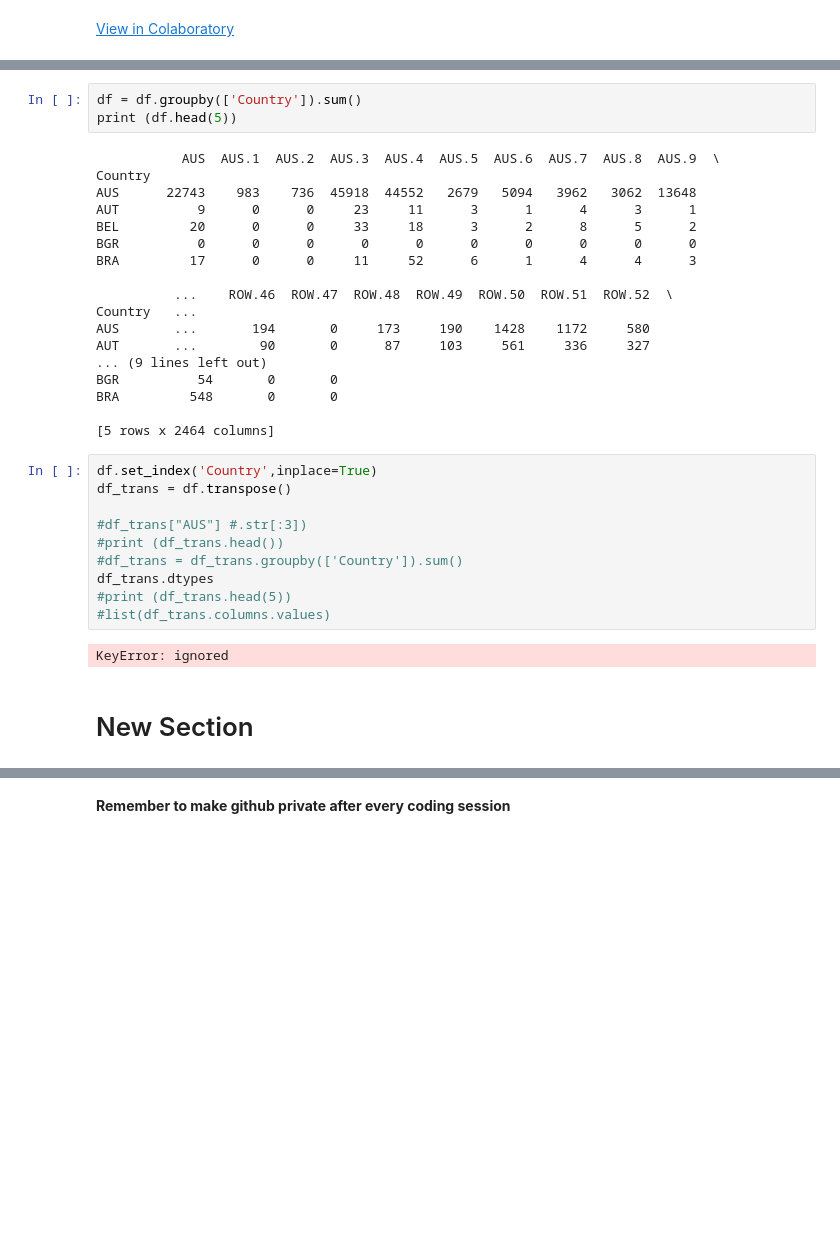
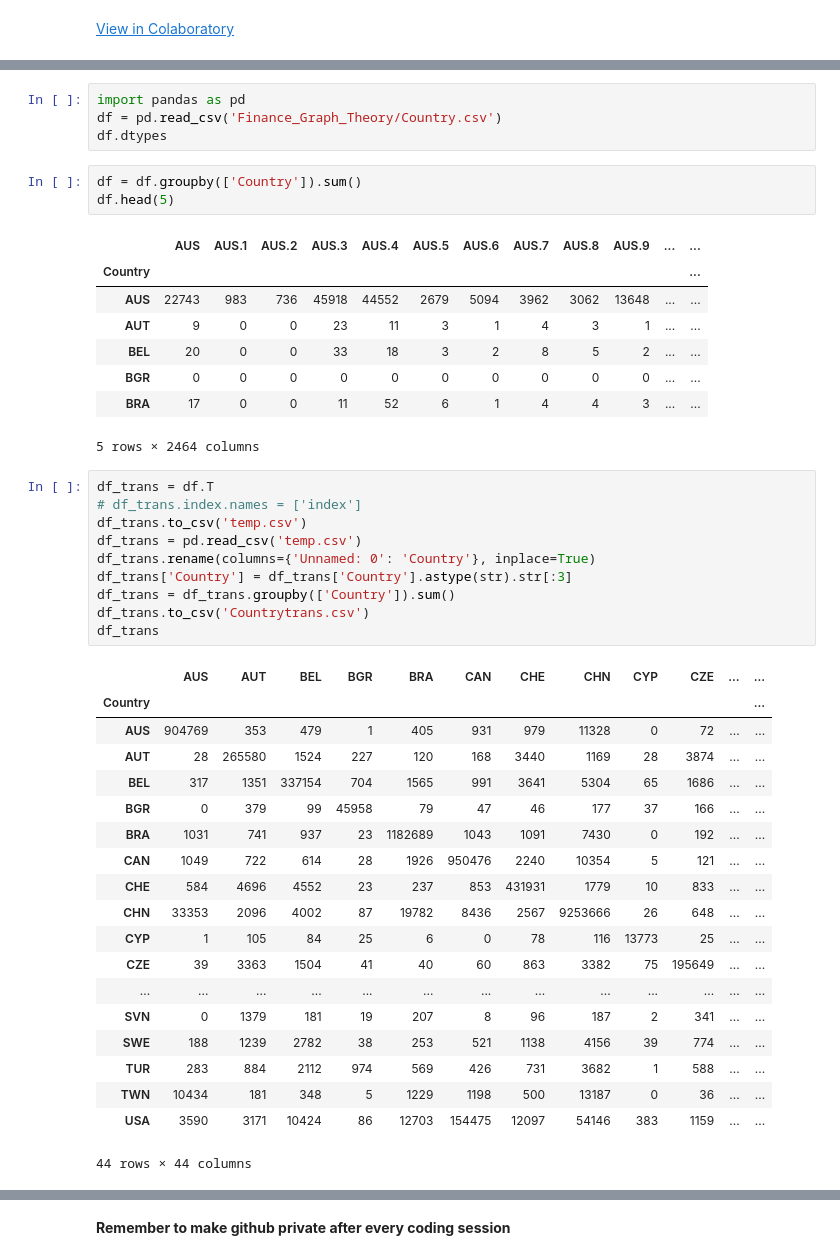
Before and after one commit to evijit/Finance_Graph_Theory, a Jupyter notebook: GrowthModels.ipynb, the cells around one changed output, grey strips where cells are left out. Saved outputs shown, nothing was run; the diff lists cells and outputs as text; blank space fills up the shorter version.

```diff
--- a/GrowthModels.ipynb
+++ b/GrowthModels.ipynb
@@ -10,35 +13,46 @@ KeyError: ignored
+# %%
+import pandas as pd
+df = pd.read_csv('Finance_Graph_Theory/Country.csv')
+df.dtypes
 # %%
 df = df.groupby(['Country']).sum()
-print (df.head(5))
+df.head(5)
 # %% [output]
+|  | AUS | AUS.1 | AUS.2 | AUS.3 | AUS.4 | AUS.5 | AUS.6 | AUS.7 | AUS.8 | AUS.9 | ... | ... |
+| Country |  |  |  |  |  |  |  |  |  |  |  | ... |
+| AUS | 22743 | 983 | 736 | 45918 | 44552 | 2679 | 5094 | 3962 | 3062 | 13648 | ... | ... |
+| AUT | 9 | 0 | 0 | 23 | 11 | 3 | 1 | 4 | 3 | 1 | ... | ... |
+| BEL | 20 | 0 | 0 | 33 | 18 | 3 | 2 | 8 | 5 | 2 | ... | ... |
+| BGR | 0 | 0 | 0 | 0 | 0 | 0 | 0 | 0 | 0 | 0 | ... | ... |
+| BRA | 17 | 0 | 0 | 11 | 52 | 6 | 1 | 4 | 4 | 3 | ... | ... |
-           AUS  AUS.1  AUS.2  AUS.3  AUS.4  AUS.5  AUS.6  AUS.7  AUS.8  AUS.9  \
-Country
-AUS      22743    983    736  45918  44552   2679   5094   3962   3062  13648
-AUT          9      0      0     23     11      3      1      4      3      1
-BEL         20      0      0     33     18      3      2      8      5      2
-BGR          0      0      0      0      0      0      0      0      0      0
-BRA         17      0      0     11     52      6      1      4      4      3
-
-          ...    ROW.46  ROW.47  ROW.48  ROW.49  ROW.50  ROW.51  ROW.52  \
-Country   ...
-AUS       ...       194       0     173     190    1428    1172     580
-AUT       ...        90       0      87     103     561     336     327
-... (9 lines left out)
-BGR          54       0       0
-BRA         548       0       0
-
-[5 rows x 2464 columns]
+5 rows × 2464 columns
-# %%
-df.set_index('Country',inplace=True)
-df_trans = df.transpose()
-
-#df_trans["AUS"] #.str[:3])
-#print (df_trans.head())
-#df_trans = df_trans.groupby(['Country']).sum()
-df_trans.dtypes
-#print (df_trans.head(5))
-#list(df_trans.columns.values)
-# %% [output]
-KeyError: ignored
-# %% [markdown]
-# New Section
+# %%
+df_trans = df.T
+# df_trans.index.names = ['index']
+df_trans.to_csv('temp.csv')
+df_trans = pd.read_csv('temp.csv')
+df_trans.rename(columns={'Unnamed: 0': 'Country'}, inplace=True)
+df_trans['Country'] = df_trans['Country'].astype(str).str[:3]
+df_trans = df_trans.groupby(['Country']).sum()
+df_trans.to_csv('Countrytrans.csv')
+df_trans
+# %% [output]
+|  | AUS | AUT | BEL | BGR | BRA | CAN | CHE | CHN | CYP | CZE | ... | ... |
+| Country |  |  |  |  |  |  |  |  |  |  |  | ... |
+| AUS | 904769 | 353 | 479 | 1 | 405 | 931 | 979 | 11328 | 0 | 72 | ... | ... |
+| AUT | 28 | 265580 | 1524 | 227 | 120 | 168 | 3440 | 1169 | 28 | 3874 | ... | ... |
+| BEL | 317 | 1351 | 337154 | 704 | 1565 | 991 | 3641 | 5304 | 65 | 1686 | ... | ... |
+| BGR | 0 | 379 | 99 | 45958 | 79 | 47 | 46 | 177 | 37 | 166 | ... | ... |
+| BRA | 1031 | 741 | 937 | 23 | 1182689 | 1043 | 1091 | 7430 | 0 | 192 | ... | ... |
+| CAN | 1049 | 722 | 614 | 28 | 1926 | 950476 | 2240 | 10354 | 5 | 121 | ... | ... |
+| CHE | 584 | 4696 | 4552 | 23 | 237 | 853 | 431931 | 1779 | 10 | 833 | ... | ... |
+| CHN | 33353 | 2096 | 4002 | 87 | 19782 | 8436 | 2567 | 9253666 | 26 | 648 | ... | ... |
+| CYP | 1 | 105 | 84 | 25 | 6 | 0 | 78 | 116 | 13773 | 25 | ... | ... |
+| CZE | 39 | 3363 | 1504 | 41 | 40 | 60 | 863 | 3382 | 75 | 195649 | ... | ... |
+| ... | ... | ... | ... | ... | ... | ... | ... | ... | ... | ... | ... | ... |
+| SVN | 0 | 1379 | 181 | 19 | 207 | 8 | 96 | 187 | 2 | 341 | ... | ... |
+| SWE | 188 | 1239 | 2782 | 38 | 253 | 521 | 1138 | 4156 | 39 | 774 | ... | ... |
+| TUR | 283 | 884 | 2112 | 974 | 569 | 426 | 731 | 3682 | 1 | 588 | ... | ... |
+| TWN | 10434 | 181 | 348 | 5 | 1229 | 1198 | 500 | 13187 | 0 | 36 | ... | ... |
+| USA | 3590 | 3171 | 10424 | 86 | 12703 | 154475 | 12097 | 54146 | 383 | 1159 | ... | ... |
+44 rows × 44 columns
```
Also changed, not shown: parts of 6 cells of this notebook.
